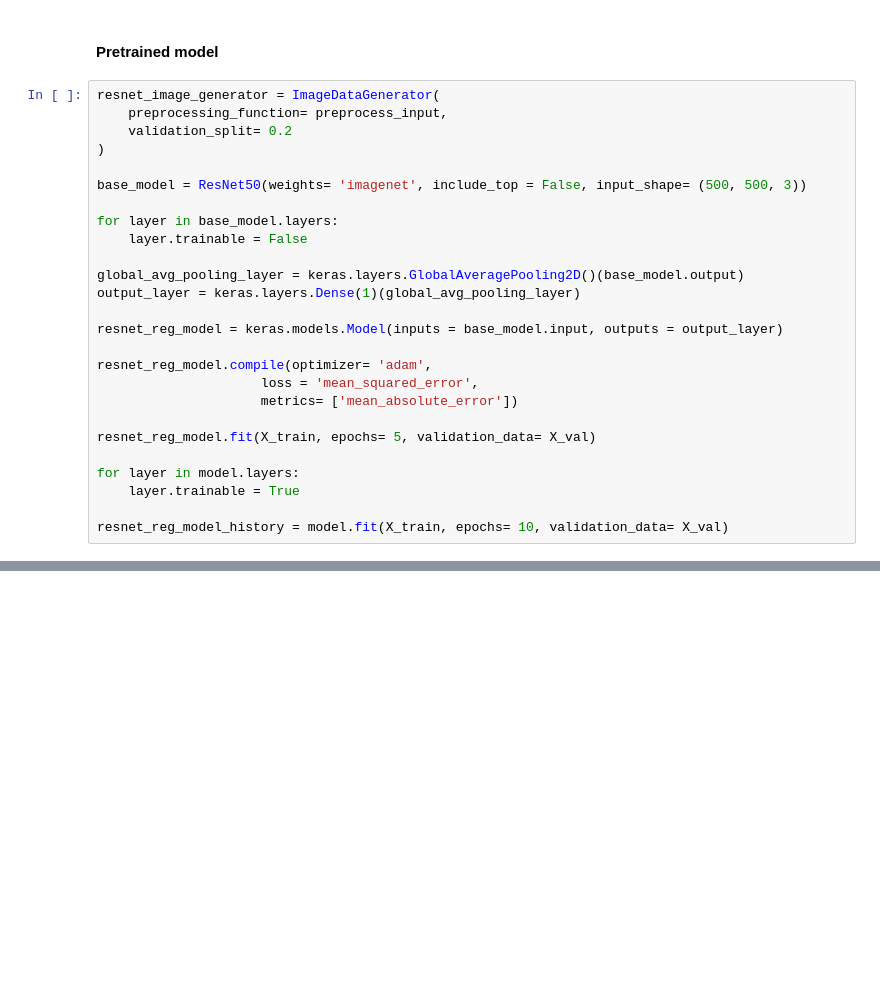
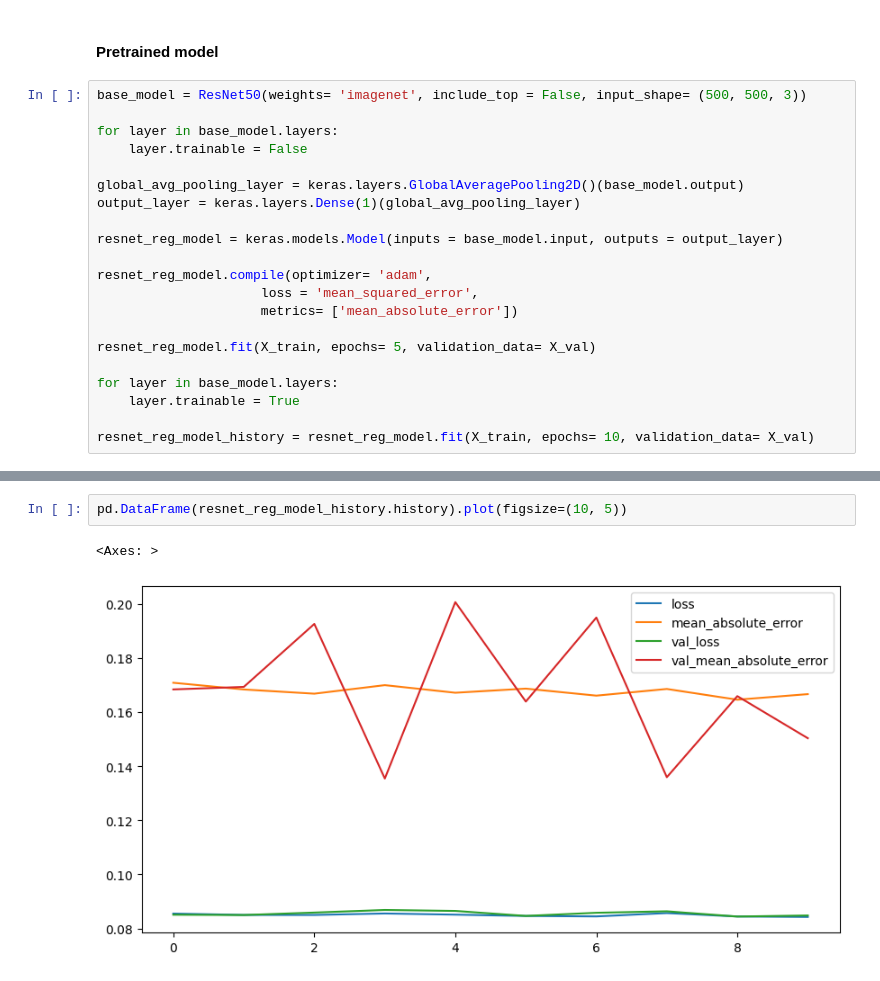
Before and after one commit to KZadka/Jigsaw-Puzzle-Difficulty, a Jupyter notebook: Initial_notebook.ipynb, the cells around one changed output, grey strips where cells are left out. Saved outputs shown, nothing was run; the diff lists cells and outputs as text; blank space fills up the shorter version.

```diff
--- a/Initial_notebook.ipynb
+++ b/Initial_notebook.ipynb
@@ -312,11 +328,6 @@ plot_history(custom_reg_model_history)
 # %% [markdown]
 #### Pretrained model
 # %%
-resnet_image_generator = ImageDataGenerator(
-    preprocessing_function= preprocess_input,
-    validation_split= 0.2
-)
-
 base_model = ResNet50(weights= 'imagenet', include_top = False, input_shape= (500, 500, 3))
 
 for layer in base_model.layers:
@@ -333,9 +344,9 @@ resnet_reg_model.compile(optimizer= 'adam',
 
 resnet_reg_model.fit(X_train, epochs= 5, validation_data= X_val)
 
-for layer in model.layers:
+for layer in base_model.layers:
     layer.trainable = True
 
-resnet_reg_model_history = model.fit(X_train, epochs= 10, validation_data= X_val)
+resnet_reg_model_history = resnet_reg_model.fit(X_train, epochs= 10, validation_data= X_val)
 # %% [output]
 Epoch 1/5
@@ -358,0 +370,5 @@ Epoch 10/10
+# %%
+pd.DataFrame(resnet_reg_model_history.history).plot(figsize=(10, 5))
+# %% [output]
+<Axes: >
+[figure, added]
```
Also changed, not shown: parts of 17 cells of this notebook.
